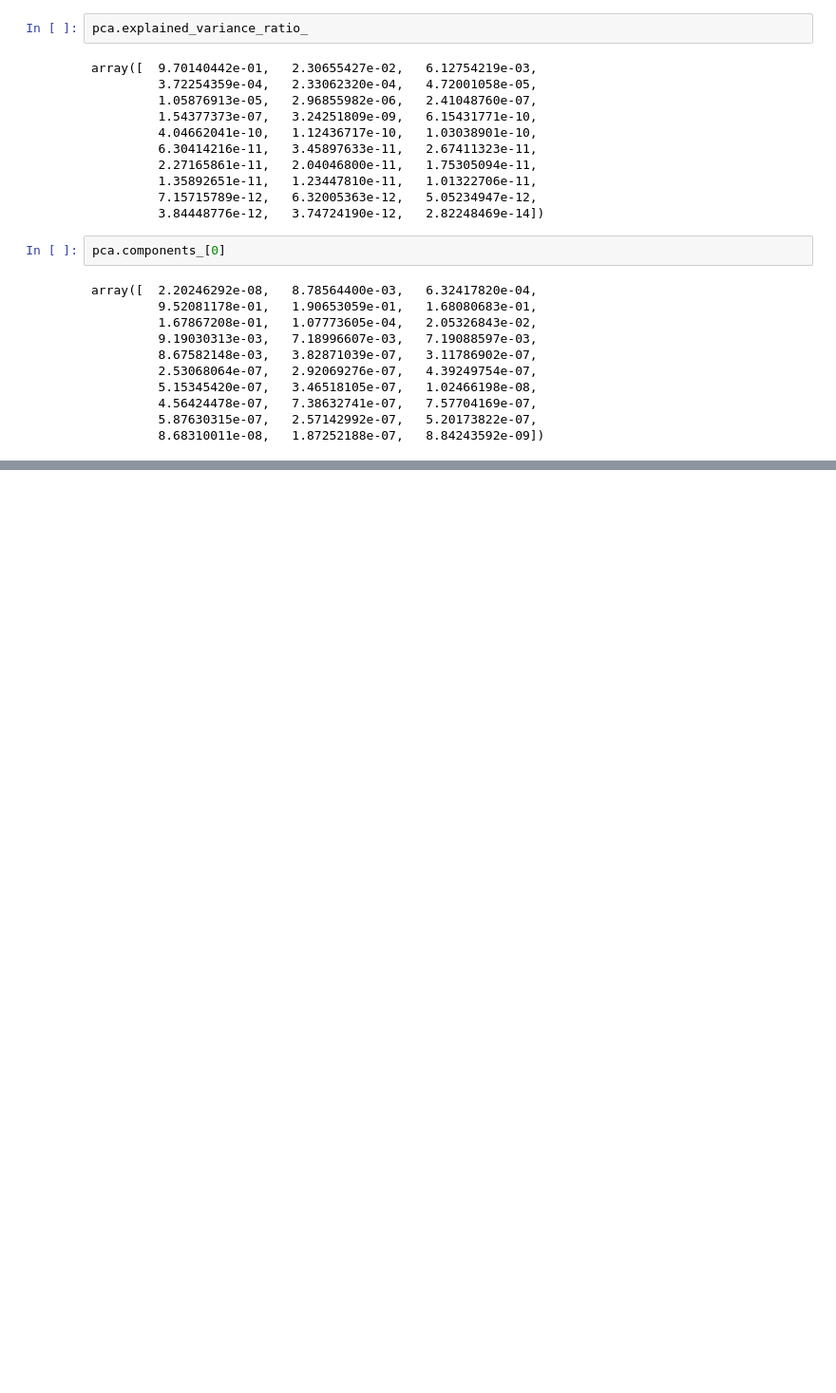
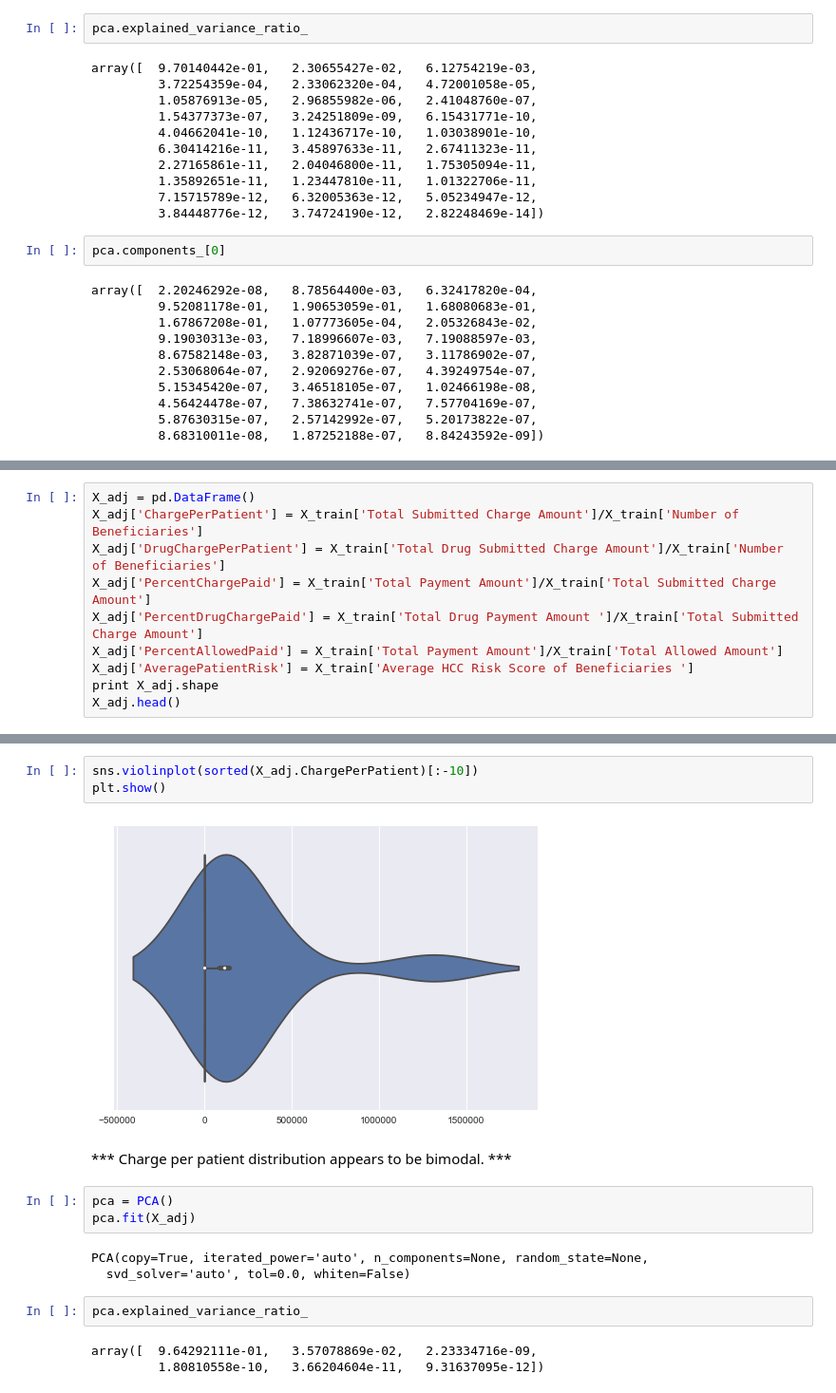
Before and after one commit to AJaafer/Physician_Risk, a Jupyter notebook: Physician_Risk.ipynb, the cells around one changed output, grey strips where cells are left out. Shown at 95% size. Saved outputs shown, nothing was run; the diff lists cells and outputs as text; blank space fills up the shorter version.

```diff
--- a/Physician_Risk.ipynb
+++ b/Physician_Risk.ipynb
@@ -98,0 +83,10 @@ Index([u'Total Submitted Charge Amount', u'Total Allowed Amount',
+# %%
+X_adj = pd.DataFrame()
+X_adj['ChargePerPatient'] = X_train['Total Submitted Charge Amount']/X_train['Number of Beneficiaries']
+X_adj['DrugChargePerPatient'] = X_train['Total Drug Submitted Charge Amount']/X_train['Number of Beneficiaries']
+X_adj['PercentChargePaid'] = X_train['Total Payment Amount']/X_train['Total Submitted Charge Amount']
+X_adj['PercentDrugChargePaid'] = X_train['Total Drug Payment Amount ']/X_train['Total Submitted Charge Amount']
+X_adj['PercentAllowedPaid'] = X_train['Total Payment Amount']/X_train['Total Allowed Amount']
+X_adj['AveragePatientRisk'] = X_train['Average HCC Risk Score of Beneficiaries ']
+print X_adj.shape
+X_adj.head()
@@ -98,0 +121,18 @@ Index([u'Total Submitted Charge Amount', u'Total Allowed Amount',
+# %%
+sns.violinplot(sorted(X_adj.ChargePerPatient)[:-10])
+plt.show()
+# %% [output]
+[figure, added]
+# %% [markdown]
+*** Charge per patient distribution appears to be bimodal. ***
+# %%
+pca = PCA()
+pca.fit(X_adj)
+# %% [output]
+PCA(copy=True, iterated_power='auto', n_components=None, random_state=None,
+  svd_solver='auto', tol=0.0, whiten=False)
+# %%
+pca.explained_variance_ratio_
+# %% [output]
+array([  9.64292111e-01,   3.57078869e-02,   2.23334716e-09,
+         1.80810558e-10,   3.66204604e-11,   9.31637095e-12])
```
Also changed, not shown: parts of 10 cells of this notebook.
